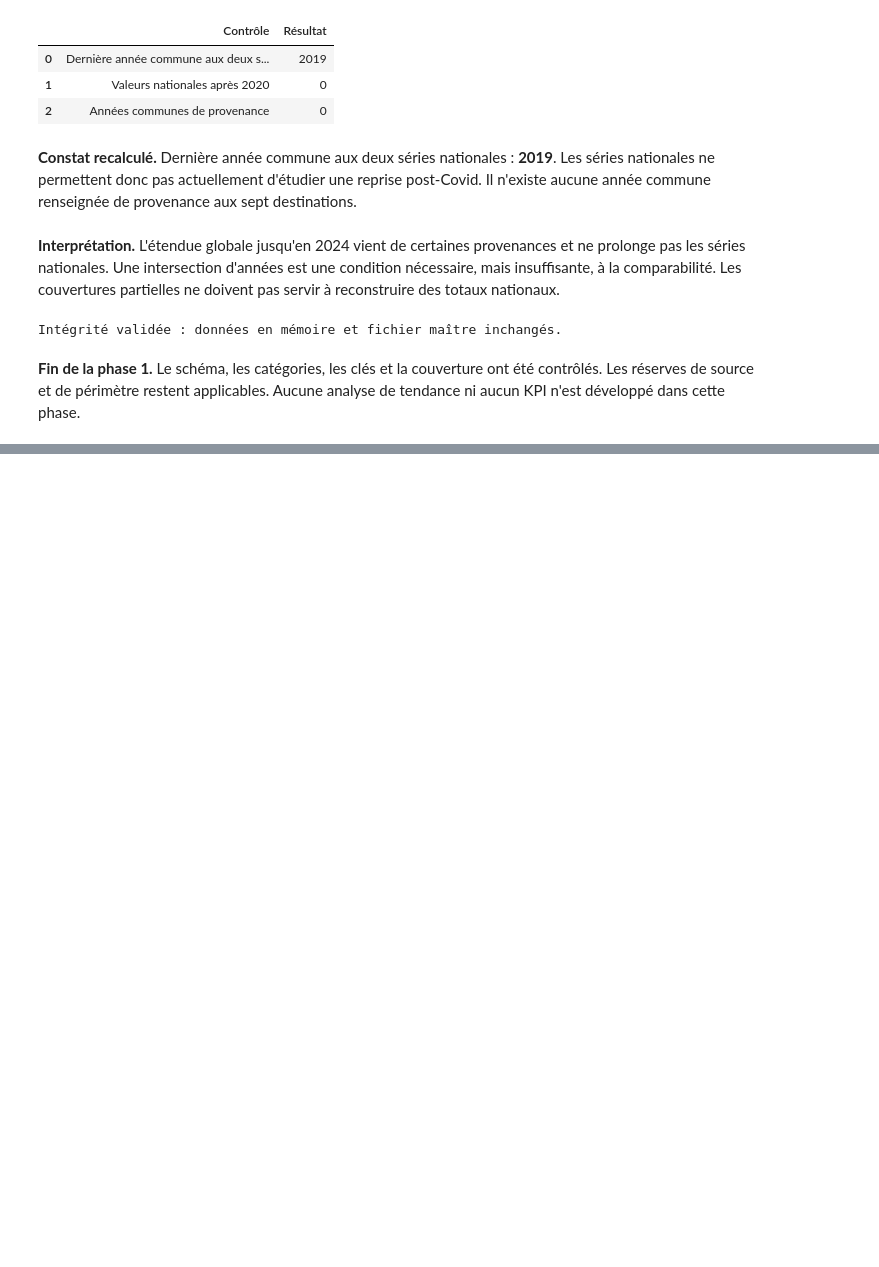
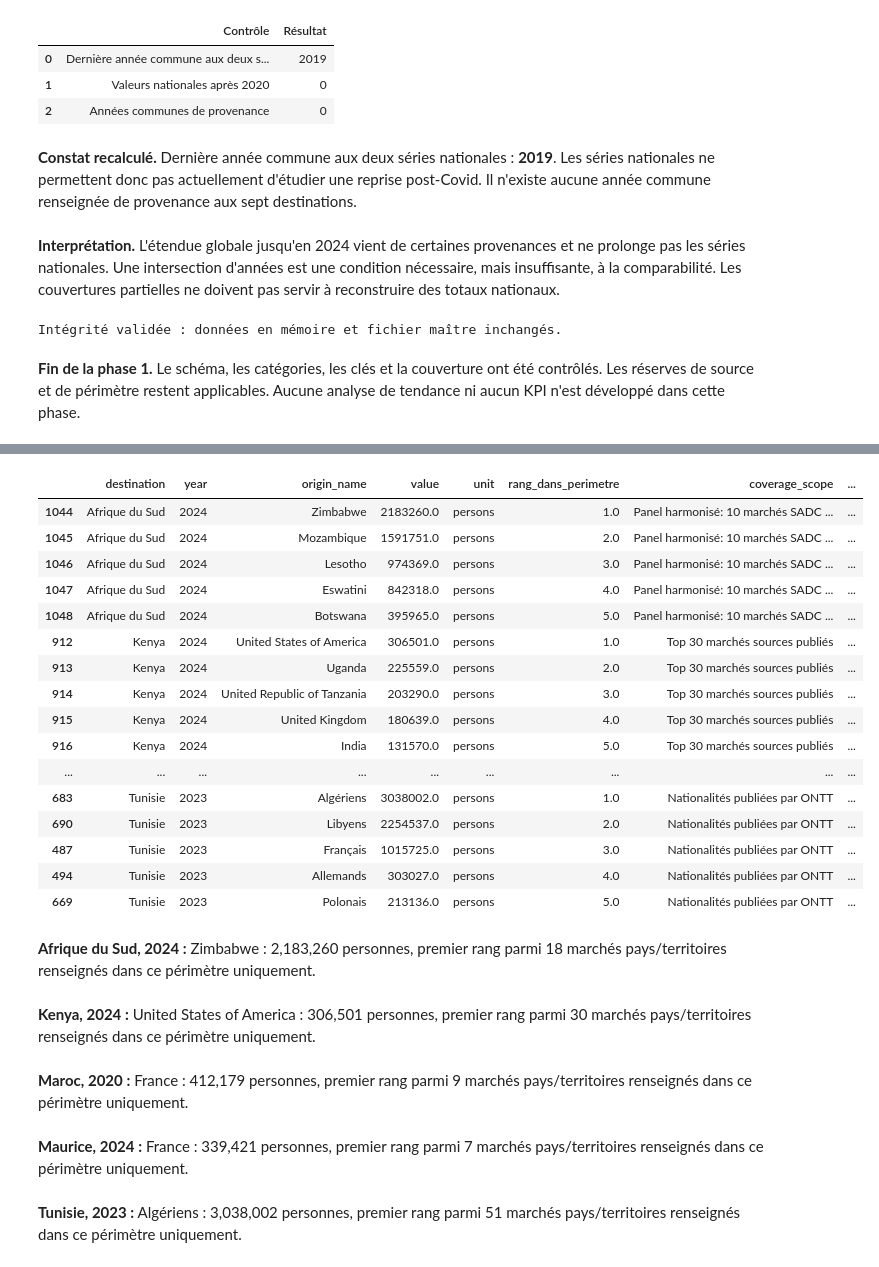
Before and after one commit to DiakiteIsmaila/Trends-Tourisme-Afrique, a Jupyter notebook: notebooks/01_analyse_exploratoire.ipynb, the cells around one changed output, grey strips where cells are left out. Drawn from its saved outputs; the diff is of its cells as text; code cells hidden in the pictures; blank space fills up the shorter version.

```diff
--- a/notebooks/01_analyse_exploratoire.ipynb
+++ b/notebooks/01_analyse_exploratoire.ipynb
@@ -617,0 +1918,39 @@ Intégrité validée : données en mémoire et fichier maître inchangés.
+# %%
+prov_volume_flags = ["exact_panel18", "exact_top30", "exact_main7", "exact_country"]
+prov_country = provenance_df.loc[
+    provenance_df.granularity.eq("country") & provenance_df.metric_type.eq("tourist_arrivals")
+    & provenance_df.unit.eq("persons") & provenance_df.quality_flag.isin(prov_volume_flags)
+    & provenance_df.value.notna()].copy()
+prov_group = prov_dimensions
+prov_latest = prov_country.loc[prov_country.year.eq(prov_country.groupby(prov_group).year.transform("max"))].copy()
+prov_latest["rang_dans_perimetre"] = prov_latest.groupby(prov_group + ["year"]).value.rank(method="min", ascending=False)
+prov_top = prov_latest.loc[prov_latest.rang_dans_perimetre.le(5)].sort_values(prov_group + ["rang_dans_perimetre"])
+display(prov_top[["destination", "year", "origin_name", "value", "unit", "rang_dans_perimetre", "coverage_scope", "quality_flag"]])
+for prov_identity, prov_part in prov_latest.groupby(prov_group + ["year"]):
+    prov_leaders = prov_part.loc[prov_part.rang_dans_perimetre.eq(1)]
+    prov_description = "; ".join(f"{r.origin_name} : {r.value:,.0f}" for r in prov_leaders.itertuples())
+    display(Markdown(f"**{prov_identity[0]}, {prov_identity[-1]} :** {prov_description} personnes, "
+        f"premier rang parmi {len(prov_part)} marchés pays/territoires renseignés dans ce périmètre uniquement."))
+# %% [output]
+|  | destination | year | origin_name | value | unit | rang_dans_perimetre | coverage_scope | ... |
+| 1044 | Afrique du Sud | 2024 | Zimbabwe | 2183260.0 | persons | 1.0 | Panel harmonisé: 10 marchés SADC ... | ... |
+| 1045 | Afrique du Sud | 2024 | Mozambique | 1591751.0 | persons | 2.0 | Panel harmonisé: 10 marchés SADC ... | ... |
+| 1046 | Afrique du Sud | 2024 | Lesotho | 974369.0 | persons | 3.0 | Panel harmonisé: 10 marchés SADC ... | ... |
+| 1047 | Afrique du Sud | 2024 | Eswatini | 842318.0 | persons | 4.0 | Panel harmonisé: 10 marchés SADC ... | ... |
+| 1048 | Afrique du Sud | 2024 | Botswana | 395965.0 | persons | 5.0 | Panel harmonisé: 10 marchés SADC ... | ... |
+| 912 | Kenya | 2024 | United States of America | 306501.0 | persons | 1.0 | Top 30 marchés sources publiés | ... |
+| 913 | Kenya | 2024 | Uganda | 225559.0 | persons | 2.0 | Top 30 marchés sources publiés | ... |
+| 914 | Kenya | 2024 | United Republic of Tanzania | 203290.0 | persons | 3.0 | Top 30 marchés sources publiés | ... |
+| 915 | Kenya | 2024 | United Kingdom | 180639.0 | persons | 4.0 | Top 30 marchés sources publiés | ... |
+| 916 | Kenya | 2024 | India | 131570.0 | persons | 5.0 | Top 30 marchés sources publiés | ... |
+| ... | ... | ... | ... | ... | ... | ... | ... | ... |
+| 683 | Tunisie | 2023 | Algériens | 3038002.0 | persons | 1.0 | Nationalités publiées par ONTT | ... |
+| 690 | Tunisie | 2023 | Libyens | 2254537.0 | persons | 2.0 | Nationalités publiées par ONTT | ... |
+| 487 | Tunisie | 2023 | Français | 1015725.0 | persons | 3.0 | Nationalités publiées par ONTT | ... |
+| 494 | Tunisie | 2023 | Allemands | 303027.0 | persons | 4.0 | Nationalités publiées par ONTT | ... |
+| 669 | Tunisie | 2023 | Polonais | 213136.0 | persons | 5.0 | Nationalités publiées par ONTT | ... |
+**Afrique du Sud, 2024 :** Zimbabwe : 2,183,260 personnes, premier rang parmi 18 marchés pays/territoires renseignés dans ce périmètre uniquement.
+**Kenya, 2024 :** United States of America : 306,501 personnes, premier rang parmi 30 marchés pays/territoires renseignés dans ce périmètre uniquement.
+**Maroc, 2020 :** France : 412,179 personnes, premier rang parmi 9 marchés pays/territoires renseignés dans ce périmètre uniquement.
+**Maurice, 2024 :** France : 339,421 personnes, premier rang parmi 7 marchés pays/territoires renseignés dans ce périmètre uniquement.
+**Tunisie, 2023 :** Algériens : 3,038,002 personnes, premier rang parmi 51 marchés pays/territoires renseignés dans ce périmètre uniquement.
```
Also changed, not shown: parts of 91 cells of this notebook.
